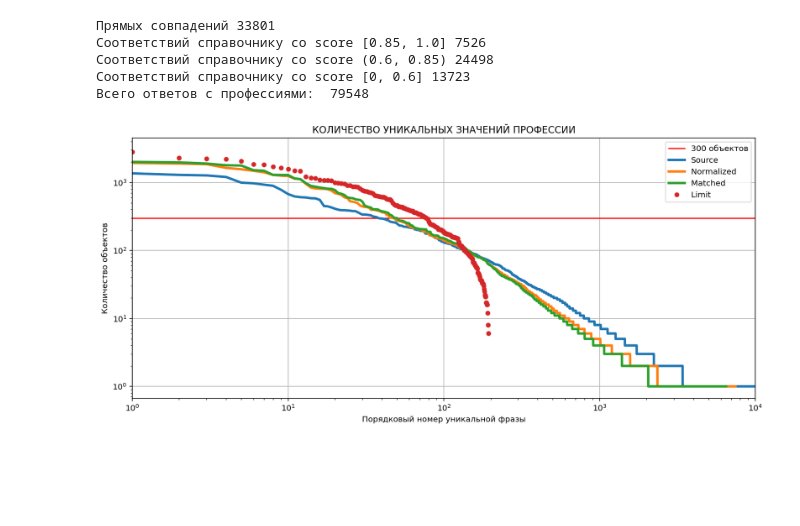
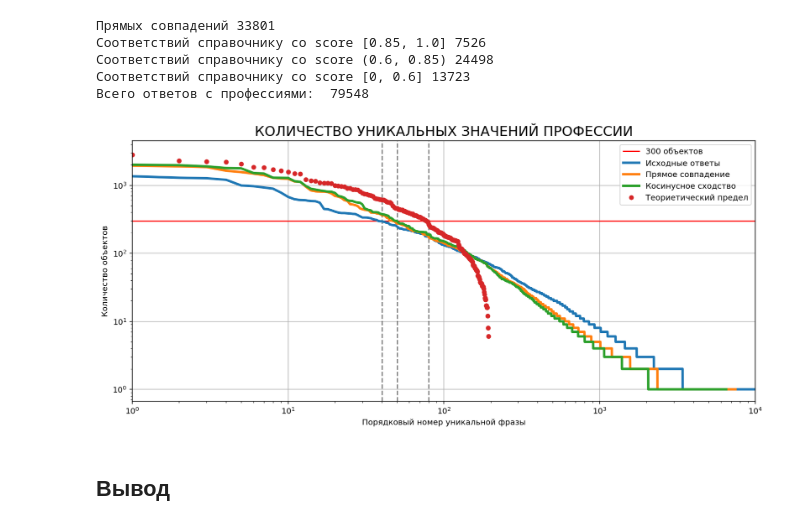
Before and after one commit to dimdasci/m01-psychotype-occupation-relaiton, a Jupyter notebook: notebooks/answers_classification.ipynb, the cells around one changed output. Drawn from its saved outputs; the diff is of its cells as text; code cells hidden in the pictures; blank space fills up the shorter version.

```diff
--- a/notebooks/answers_classification.ipynb
+++ b/notebooks/answers_classification.ipynb
@@ -234,18 +234,24 @@ limit = matched.matched_token.value_counts().reset_index()
 # %%
 plt.figure(figsize=(14,6))
 plt.yscale('log')
 plt.xscale('log')
 plt.axhline(300, c='r', label='300 объектов')
-plt.plot(source_distribution.index, source_distribution['q61'], label='Source', lw=3)
-plt.plot(normailized_ditribution.index, normailized_ditribution['normalized'], label='Normalized', lw=3)
-plt.plot(matched_ditribution.index, matched_ditribution['matched_token'], label='Matched', lw=3)
-plt.plot(limit.index, limit['matched_token'], label='Limit', lw=0, marker='o', markersize=5)
+plt.axvline(40, c='k', alpha=.5, ls='--')
+plt.axvline(50, c='k', alpha=.5, ls='--')
+plt.axvline(80, c='k', alpha=.5, ls='--')
+plt.plot(source_distribution.index, source_distribution['q61'], label='Исходные ответы', lw=3)
+plt.plot(normailized_ditribution.index, normailized_ditribution['normalized'], label='Прямое совпадение', lw=3)
+plt.plot(matched_ditribution.index, matched_ditribution['matched_token'], label='Косинусное сходство', lw=3)
+plt.plot(limit.index, limit['matched_token'], label='Теориетический предел', lw=0, marker='o', markersize=5)
 plt.ylabel('Количество объектов')
 plt.xlabel('Порядковый номер уникальной фразы')
-plt.title('Количество уникальных значений профессии'.upper())
+plt.title('Количество уникальных значений профессии'.upper(), fontsize='xx-large')
 plt.legend()
 plt.grid(visible=True)
 plt.xlim(1, 1e4)
+plt.savefig('../reports/answers_matching.png', dpi=300, transparent=False)
 plt.show()
 # %% [output]
-[figure, old version]
+[figure, new version]
+# %% [markdown]
+## Вывод
```
Also changed, not shown: parts of 3 cells of this notebook, 1 other file.
